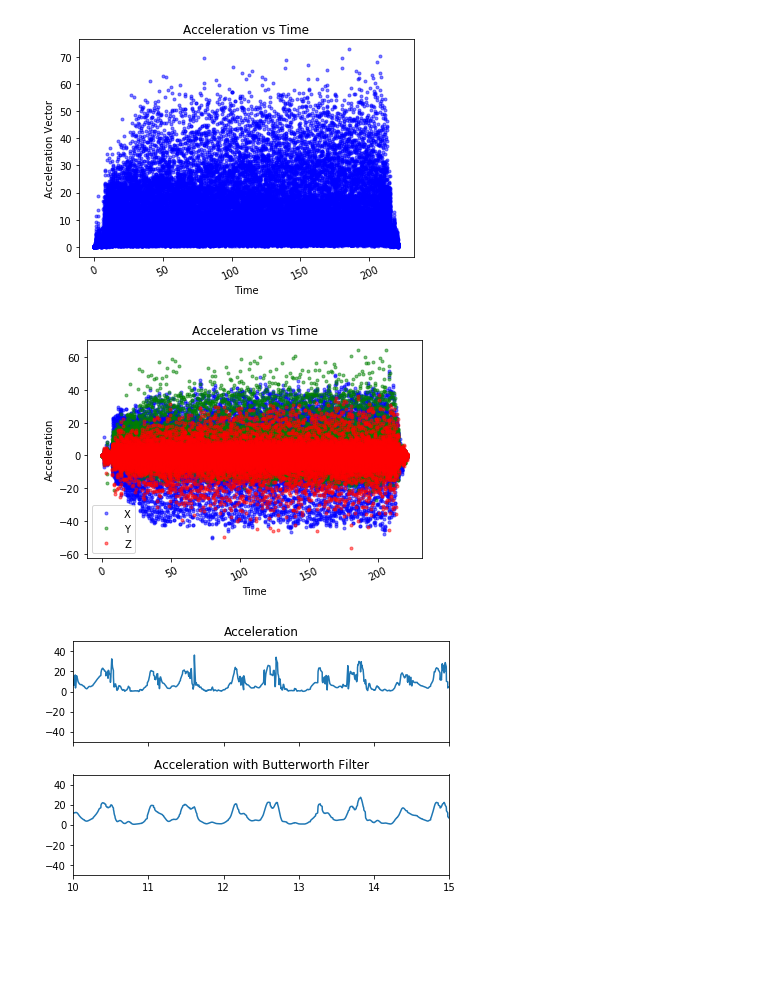
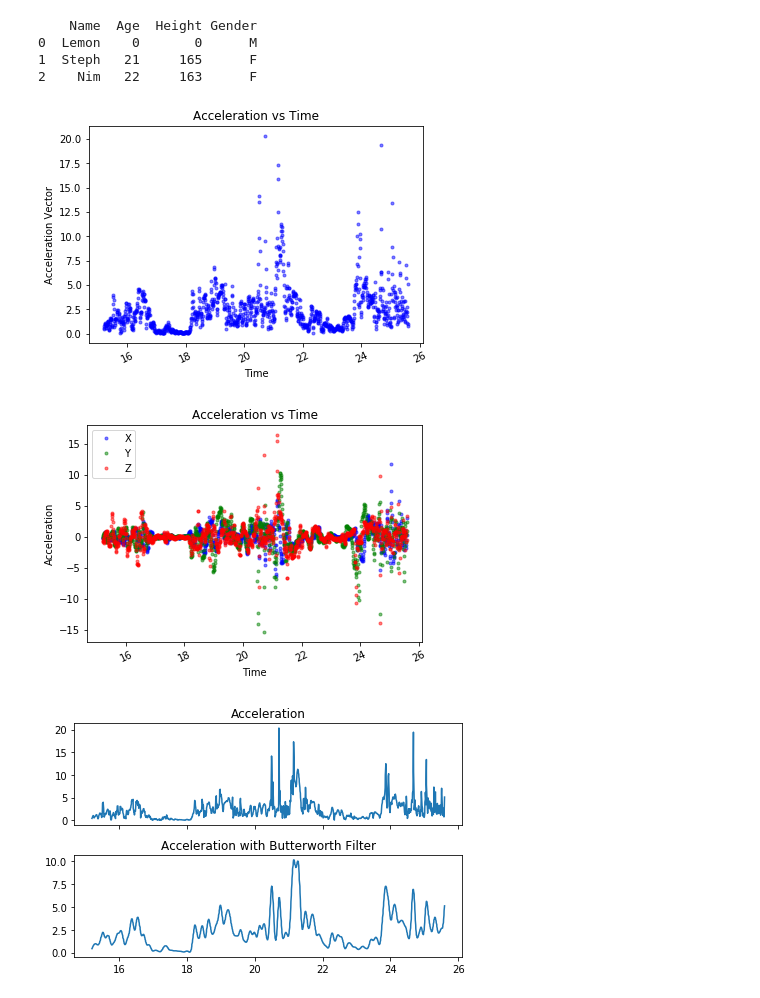
Before and after one commit to steph-wong-15/Step-Analysis, a Jupyter notebook: analysis.ipynb, the cells around one changed output. Saved outputs shown, nothing was run; the diff lists cells and outputs as text; code cells hidden in the pictures; blank space fills up the shorter version.

Commit message:
more data and FFT

```diff
--- a/analysis.ipynb
+++ b/analysis.ipynb
@@ -25,0 +8,9 @@ data
+# %%
+d = {'Name': ['Lemon', 'Steph', 'Nim'], 'Age': [0, 21, 22], 'Height': [0, 165, 163], 'Gender': ['M', 'F', 'F']}
+dataframe = pd.DataFrame(data=d)
+print(dataframe)
+# %% [output]
+    Name  Age  Height Gender
+0  Lemon    0       0      M
+1  Steph   21     165      F
+2    Nim   22     163      F
@@ -26,23 +21,38 @@ data
+# %%
+# remove when person was not walking
+
+# participant 1
+data_1 = data_l.rename(columns={'aT (m/s^2)': 'atotal', 'ax (m/s^2)': 'ax', 'ay (m/s^2)': 'ay', 'az (m/s^2)': 'az'})
+data_1 = data_l.iloc[2000:5960]
+# participant 2
+data_2 = data_s.iloc[610:3075]
+# participant 3
+data_3 = data_s.iloc[1220:3330]
+# participant 4
+
+# participant 5
+
+data = data_3
 # %%
 # plot the vector of the total acceleration against time
 f =  plt.figure()
 plt.xticks(rotation=25)
-plt.plot(data['time'], data['aT (m/s^2)'],'b.', alpha=0.5)
+plt.plot(data['time'], data['atotal'],'b.', alpha=0.5)
 plt.xlabel('Time')
 plt.ylabel('Acceleration Vector')
 plt.title('Acceleration vs Time')
 #plt.legend()
 plt.show()
 #f.savefig("figure1.png")
 # %% [output]
-[figure, old version]
+[figure, new version]
 # %%
 # plot of accelerations in x, y, and z direction
 f1 =  plt.figure()
 plt.xticks(rotation=25)
-plt.plot(data['time'], data['ax (m/s^2)'],'b.', alpha=0.5, label="X")
-plt.plot(data['time'], data['ay (m/s^2)'],'g.', alpha=0.5, label="Y")
-plt.plot(data['time'], data['az (m/s^2)'],'r.', alpha=0.5, label="Z")
+plt.plot(data['time'], data['ax'],'b.', alpha=0.5, label="X")
+plt.plot(data['time'], data['ay'],'g.', alpha=0.5, label="Y")
+plt.plot(data['time'], data['az'],'r.', alpha=0.5, label="Z")
 plt.xlabel('Time')
 plt.ylabel('Acceleration')
 plt.title('Acceleration vs Time')
@@ -50,25 +60,25 @@ plt.legend()
 plt.show()
 #f1.savefig("figure1.png")
 # %% [output]
-[figure, old version]
+[figure, new version]
 # %%
 # Low-pass Buttermore filter to get rid of high frequency random noise
 b,a = signal.butter(3, 0.1, btype='lowpass', analog=False)
-low_pass = signal.filtfilt(b, a, data['aT (m/s^2)'])
+low_pass = signal.filtfilt(b, a, data['atotal'])
 
 fig, (ax1, ax2) = plt.subplots(2, 1, sharex=True)
 
-ax1.plot(data['time'], data['aT (m/s^2)'])
+ax1.plot(data['time'], data['atotal'])
 ax1.set_title('Acceleration')
-ax1.axis([10, 15, -50, 50])
+#ax1.axis([10, 15, -50, 50])
 
 ax2.plot(data['time'], low_pass)
 ax2.set_title('Acceleration with Butterworth Filter')
-ax2.axis([10, 15, -50, 50])
+#ax2.axis([10, 15, -50, 50])
 
 plt.tight_layout()
 plt.show()
 # %% [output]
-[figure, old version]
+[figure, new version]
 # %%
 # fourier transform
```
Also changed, not shown: parts of 8 cells of this notebook, 3 other files.
